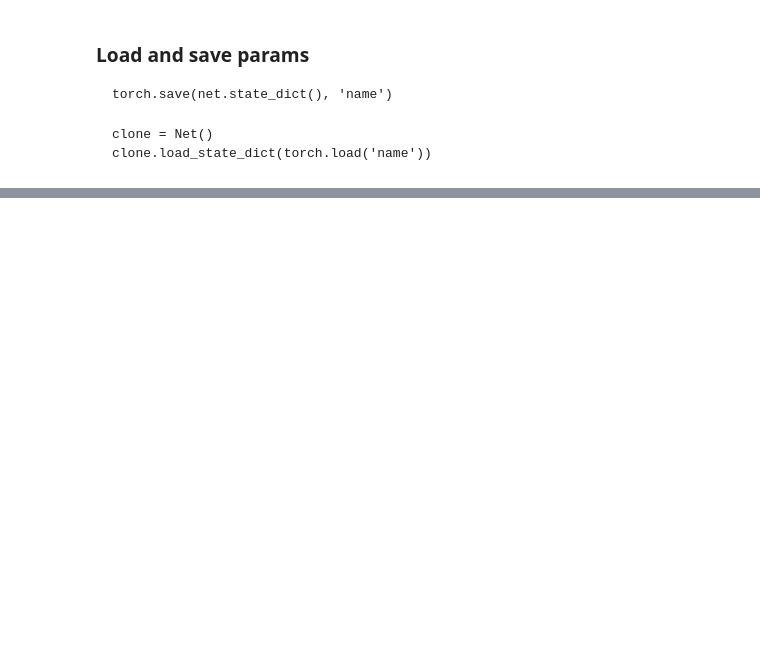
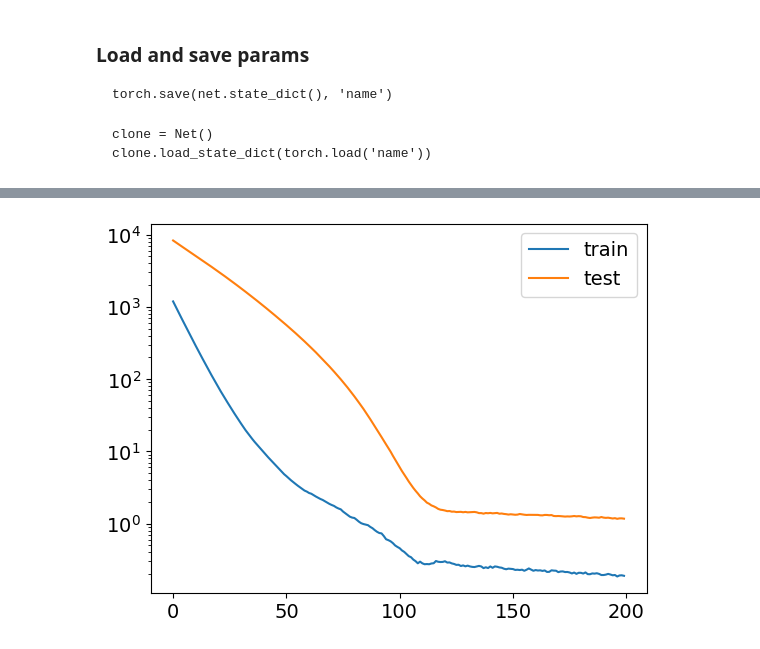
Before and after one commit to mordr/jupyter-notebooks, a Jupyter notebook: d2l.ipynb, the cells around one changed output, grey strips where cells are left out. Saved outputs shown, nothing was run; the diff lists cells and outputs as text; code cells hidden in the pictures; blank space fills up the shorter version.

```diff
--- a/d2l.ipynb
+++ b/d2l.ipynb
@@ -231,0 +269,48 @@ clone.load_state_dict(torch.load('name'))
+# %%
+def sgd(params, lr, batch_size):
+    with torch.no_grad():
+        for param in params:
+            param -= lr * param.grad / batch_size
+            param.grad.zero_()
+# %%
+def eval_loss(net, data_iter, loss):
+    l = 0
+    for X, y in data_iter:
+        out = net(X)
+        y = y.reshape(out.shape)
+        l += loss(out, y).sum()
+    return l
+
+def l2_penalty(w):
+    return torch.sum(w.pow(2)) / 2
+
+def l1_penalty(w):
+    return torch.sum(torch.abs(w))
+# %%
+w, b = init_params()
+num_epochs, lr = 200, 0.001
+alpha = 5
+beta = 1
+net = lambda X: forward(X, w, b)
+train_loss = np.zeros(num_epochs)
+test_loss = np.zeros(num_epochs)
+
+for epoch in tqdm(range(num_epochs)):
+    for X, y in train_iter:
+        #l = squared_loss(net(X), y)
+        #l = squared_loss(net(X), y) + alpha * l2_penalty(w)
+        l = squared_loss(net(X), y) + alpha * l2_penalty(w) + beta * l1_penalty(w)
+        l.sum().backward() # sgd uses the computed grad
+        sgd([w, b], lr, batch_size)
+
+    with torch.no_grad():
+        train_loss[epoch] = eval_loss(net, train_iter, squared_loss)
+        test_loss[epoch] = eval_loss(net, test_iter, squared_loss)
+
+plt.rcParams.update({'font.size': 14})
+plt.plot(np.arange(num_epochs), train_loss, label='train')
+plt.plot(np.arange(num_epochs), test_loss, label='test')
+plt.legend()
+plt.yscale('log')
+# %% [output]
+[figure, added]
```
Also changed, not shown: parts of 21 cells of this notebook.
